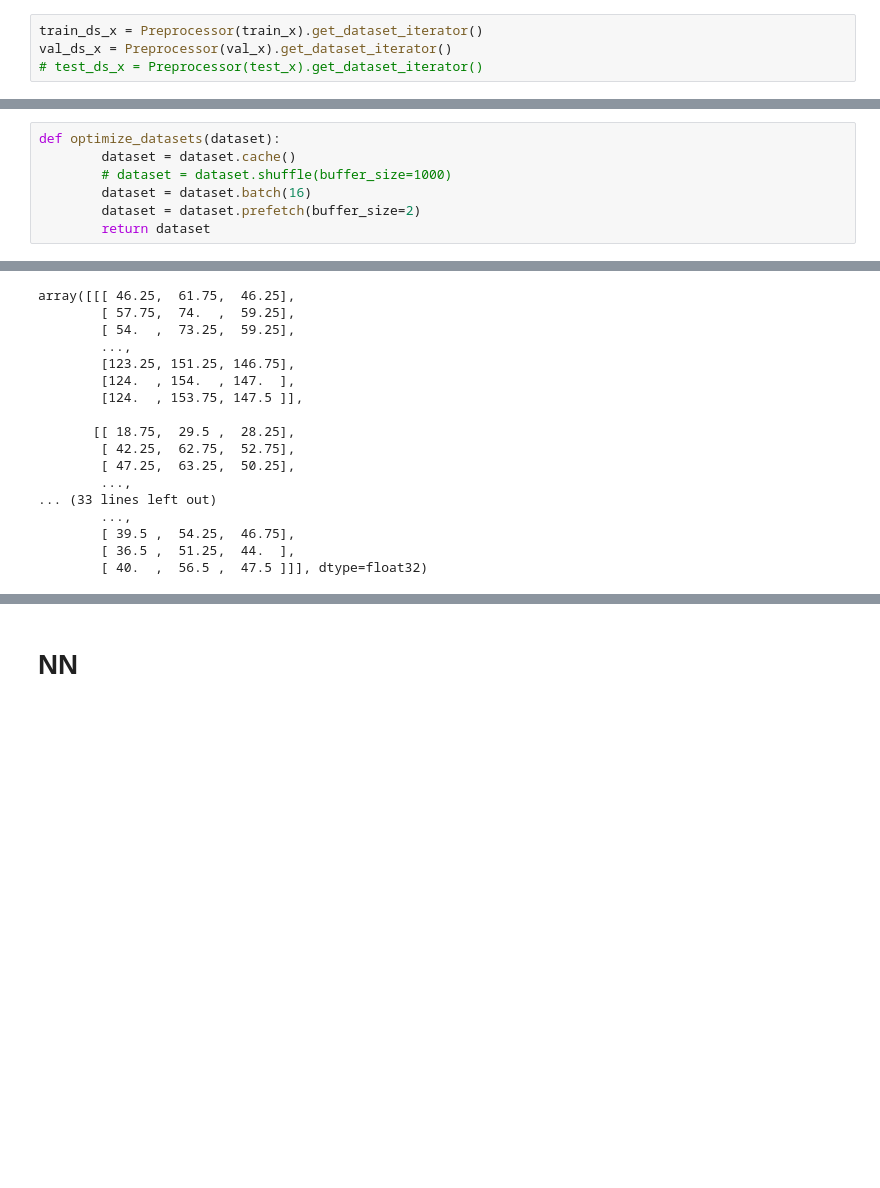
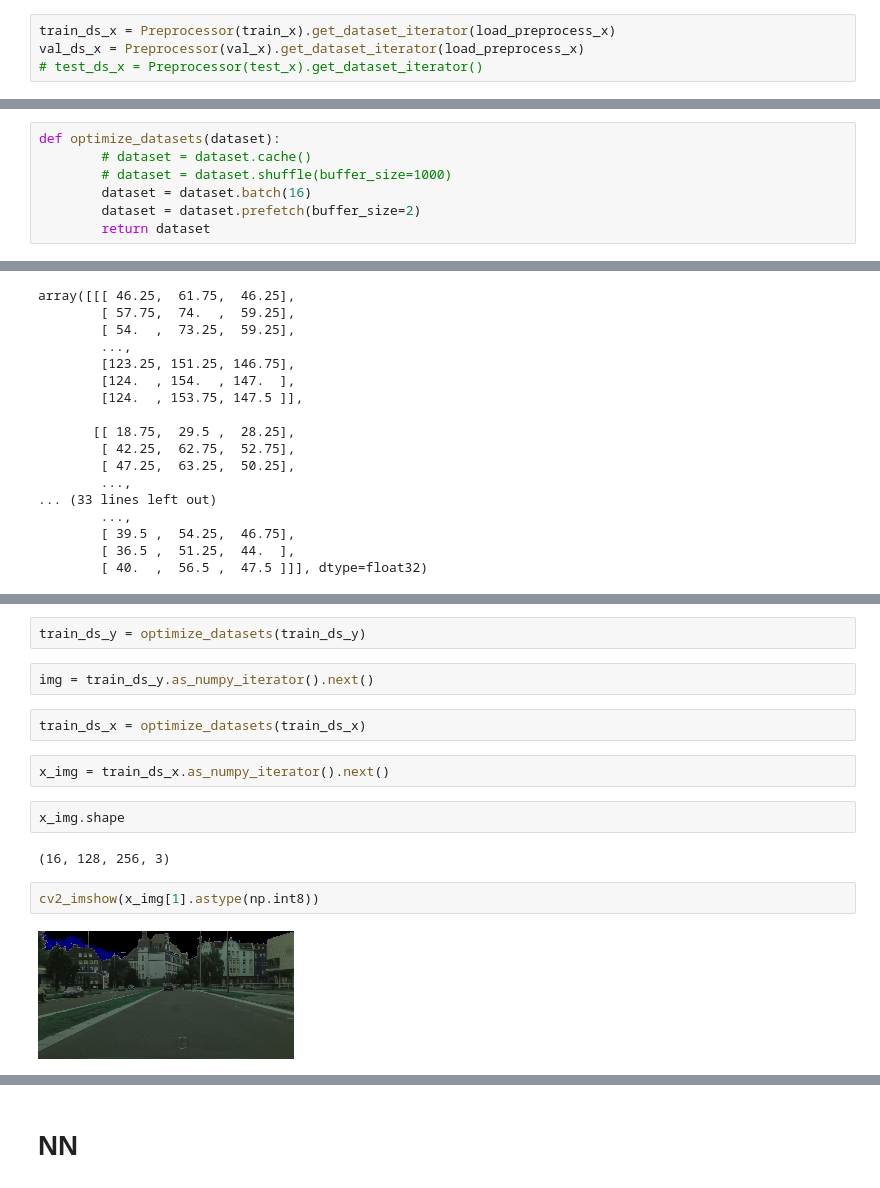
Before and after one commit to Ishan130803/Semantic-Segmentation-Cityscapes, a Jupyter notebook: CityScape_Segmentation.ipynb, the cells around one changed output, grey strips where cells are left out. Cells and saved outputs as stored; diff of their text form; blank space fills up the shorter version.

```diff
--- a/CityScape_Segmentation.ipynb
+++ b/CityScape_Segmentation.ipynb
@@ -566,5 +626,5 @@ class Preprocessor:
 # %%
-train_ds_x = Preprocessor(train_x).get_dataset_iterator()
-val_ds_x = Preprocessor(val_x).get_dataset_iterator()
+train_ds_x = Preprocessor(train_x).get_dataset_iterator(load_preprocess_x)
+val_ds_x = Preprocessor(val_x).get_dataset_iterator(load_preprocess_x)
 # test_ds_x = Preprocessor(test_x).get_dataset_iterator()
 # %%
@@ -599,7 +639,7 @@ dataset_train = tf.data.Dataset.zip(train_ds_x, train_ds_y)
 dataset_val = tf.data.Dataset.zip(val_ds_x, val_ds_y)
 # %%
 def optimize_datasets(dataset):
-        dataset = dataset.cache()
+        # dataset = dataset.cache()
         # dataset = dataset.shuffle(buffer_size=1000)
         dataset = dataset.batch(16)
         dataset = dataset.prefetch(buffer_size=2)
@@ -644,0 +687,16 @@ array([[[ 46.25,  61.75,  46.25],
+# %%
+train_ds_y = optimize_datasets(train_ds_y)
+# %%
+img = train_ds_y.as_numpy_iterator().next()
+# %%
+train_ds_x = optimize_datasets(train_ds_x)
+# %%
+x_img = train_ds_x.as_numpy_iterator().next()
+# %%
+x_img.shape
+# %% [output]
+(16, 128, 256, 3)
+# %%
+cv2_imshow(x_img[1].astype(np.int8))
+# %% [output]
+[figure, added]
```
Also changed, not shown: parts of 20 cells of this notebook.
